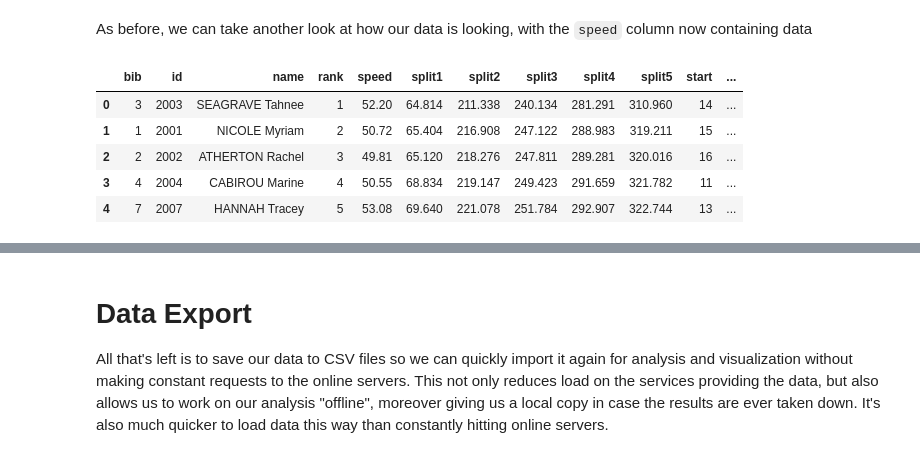
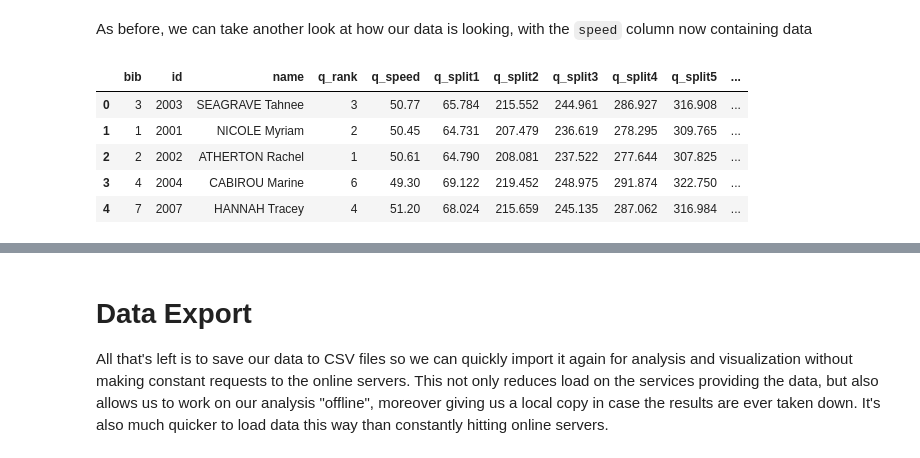
Before and after one commit to domwrap/mtbgeekstats, a Jupyter notebook: 2018/dh_data_fetch.ipynb, the cells around one changed output, grey strips where cells are left out. Drawn from its saved outputs; the diff is of its cells as text; code cells hidden in the pictures.

```diff
--- a/2018/dh_data_fetch.ipynb
+++ b/2018/dh_data_fetch.ipynb
@@ -143,0 +142,3 @@ df = pd.DataFrame( lst )
+# %%
+df = pd.DataFrame( dat[0] )
+dq = pd.DataFrame( dat[1] )
@@ -146,18 +187,19 @@ df = pd.DataFrame( lst )
 
 Calculate and add all the extra columns we need for split and sector differences and their rankings
 # %%
-for i in range( 1, splits+1 ):
-    split = 'split' + str(i)
-    sector = split + '_sector'
-    df[split + '_rank'] = df[split].rank(method='dense')
-    df[split + '_vs_best'] = (df[split] - df[split].min())
-    df[split + '_vs_winner'] = (df[split] - df[split][0])
+for pfx in [ 'q_', '' ]:
+    for i in range( 1, splits+1 ):
+        split = pfx + 'split' + str(i)
+        sector = split + '_sector'
+        dfq[split + '_rank'] = dfq[split].rank(method='dense')
+        dfq[split + '_vs_best'] = (dfq[split] - dfq[split].min())
+        dfq[split + '_vs_winner'] = (dfq[split] - dfq[split][0])
 
-    if i > 1:
-        df[split + '_sector'] = df[split] - df['split' + str(i-1)]
-        df[split + '_sector_rank'] = df[sector].rank(method='dense')
-        df[split + '_sector_vs_best'] = (df[sector] - df[sector].min())
-        df[split + '_sector_vs_winner'] = (df[sector] - df[sector][0])
+        if i > 1:
+            dfq[split + '_sector'] = dfq[split] - dfq[pfx + 'split' + str(i-1)]
+            dfq[split + '_sector_rank'] = dfq[sector].rank(method='dense')
+            dfq[split + '_sector_vs_best'] = (dfq[sector] - dfq[sector].min())
+            dfq[split + '_sector_vs_winner'] = (dfq[sector] - dfq[sector][0])
 # %% [markdown]
 We can take a peek at our data at this point to make sure it looks how we expect.
 
@@ -208,8 +245,7 @@ Similar to the UCI api, we make a request to the server with the previously decl
 
 Next we invoke a utility called `BeautifulSoup` to help us extract the data from this messy HTML code
 # %%
-r = requests.post( urlRoots )
-c = r.content
+c = requests.post( urlRoots ).content
 soup = BeautifulSoup( c, "html.parser" )
 # %% [markdown]
 ### Extract Data
@@ -232,7 +268,9 @@ The `if` condition in the middle will exit this block of code once we hit the en
 # %%
 for row in rows:
     cells = row.find_all( "td" )
-    spd = cells[12 if False == quali else 7].text[:5]
+    qspd = cells[7].text[:5]
+    spd = cells[12].text[:5]
+    qspeed = float( qspd if 0 < len(qspd) else 0 )
     speed = float( spd if 0 < len(spd) else 0 )
     licence = cells[4].text
     bib = int( cells[1].text )
@@ -246,18 +284,20 @@ for row in rows:
         rid = int( df2.loc[df2['RaceNr'] == bib].index.values[0] )
 
     # Add speed, and other associated metrics
-    df.loc[df['id'] == rid, 'speed'] = speed
-    df.loc[df['id'] == rid, 'speed_ms'] = float(speed)*(1000/60/60)
-    df.loc[df['id'] == rid, 'speed_ms_vs_best'] = df['speed_ms'].max() - df.speed_ms
-    df['speed_rank'] = df.speed.rank(method='dense', ascending=False)
+    dfq.loc[dfq['id'] == rid, 'speed'] = speed
+    dfq.loc[dfq['id'] == rid, 'q_speed'] = qspeed
+    dfq.loc[dfq['id'] == rid, 'speed_ms'] = float(speed)*(1000/60/60)
+    dfq.loc[dfq['id'] == rid, 'speed_ms_vs_best'] = dfq['speed_ms'].max() - dfq.speed_ms
+    dfq['speed_rank'] = dfq.speed.rank(method='dense', ascending=False)
+    dfq['q_speed_rank'] = dfq.q_speed.rank(method='dense', ascending=False)
 # %% [markdown]
 As before, we can take another look at how our data is looking, with the `speed` column now containing data
 # %%
-display( df.head() )
+display( dfq.head() )
 # %% [output]
-|  | bib | id | name | rank | speed | split1 | split2 | split3 | split4 | split5 | start | ... |
-| 0 | 3 | 2003 | SEAGRAVE Tahnee | 1 | 52.20 | 64.814 | 211.338 | 240.134 | 281.291 | 310.960 | 14 | ... |
-| 1 | 1 | 2001 | NICOLE Myriam | 2 | 50.72 | 65.404 | 216.908 | 247.122 | 288.983 | 319.211 | 15 | ... |
-| 2 | 2 | 2002 | ATHERTON Rachel | 3 | 49.81 | 65.120 | 218.276 | 247.811 | 289.281 | 320.016 | 16 | ... |
-| 3 | 4 | 2004 | CABIROU Marine | 4 | 50.55 | 68.834 | 219.147 | 249.423 | 291.659 | 321.782 | 11 | ... |
-| 4 | 7 | 2007 | HANNAH Tracey | 5 | 53.08 | 69.640 | 221.078 | 251.784 | 292.907 | 322.744 | 13 | ... |
+|  | bib | id | name | q_rank | q_speed | q_split1 | q_split2 | q_split3 | q_split4 | q_split5 | ... |
+| 0 | 3 | 2003 | SEAGRAVE Tahnee | 3 | 50.77 | 65.784 | 215.552 | 244.961 | 286.927 | 316.908 | ... |
+| 1 | 1 | 2001 | NICOLE Myriam | 2 | 50.45 | 64.731 | 207.479 | 236.619 | 278.295 | 309.765 | ... |
+| 2 | 2 | 2002 | ATHERTON Rachel | 1 | 50.61 | 64.790 | 208.081 | 237.522 | 277.644 | 307.825 | ... |
+| 3 | 4 | 2004 | CABIROU Marine | 6 | 49.30 | 69.122 | 219.452 | 248.975 | 291.874 | 322.750 | ... |
+| 4 | 7 | 2007 | HANNAH Tracey | 4 | 51.20 | 68.024 | 215.659 | 245.135 | 287.062 | 316.984 | ... |
```
Also changed, not shown: parts of 23 cells of this notebook, 8 other files.
